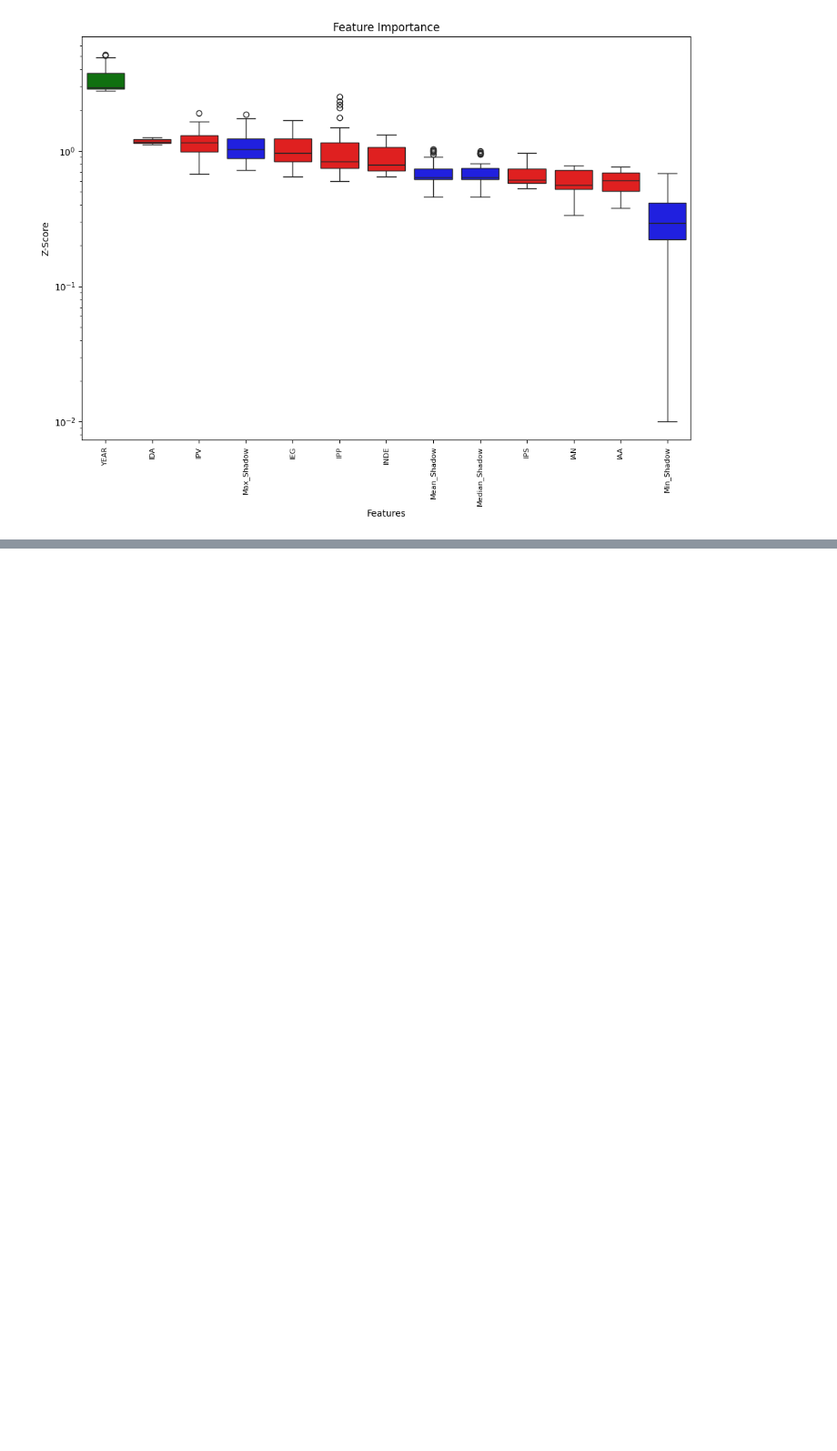
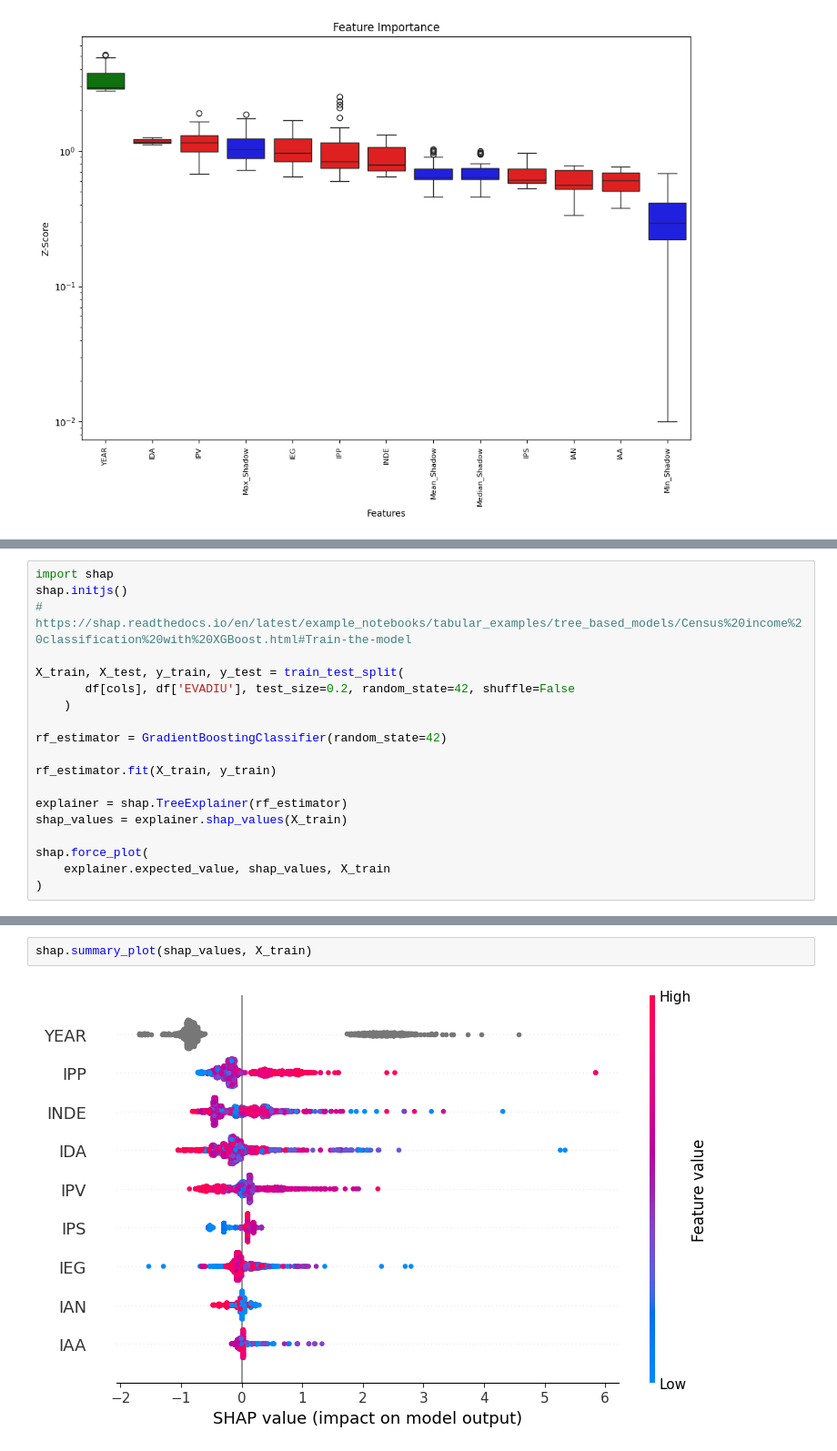
Before and after one commit to pehls/gp27_techchallenge_5, a Jupyter notebook: notebooks/05_gtrp_data_pivot.ipynb, the cells around one changed output, grey strips where cells are left out. Shown at 91% size. Drawn from its saved outputs; the diff is of its cells as text; blank space fills up the shorter version.

```diff
--- a/notebooks/05_gtrp_data_pivot.ipynb
+++ b/notebooks/05_gtrp_data_pivot.ipynb
@@ -343,0 +351,19 @@ rf_feature_selection.plot(which_features='all')
+# %%
+import shap
+shap.initjs()
+# https://shap.readthedocs.io/en/latest/example_notebooks/tabular_examples/tree_based_models/Census%20income%20classification%20with%20XGBoost.html#Train-the-model
+
+X_train, X_test, y_train, y_test = train_test_split(
+       df[cols], df['EVADIU'], test_size=0.2, random_state=42, shuffle=False
+    )
+
+rf_estimator = GradientBoostingClassifier(random_state=42)
+
+rf_estimator.fit(X_train, y_train)
+
+explainer = shap.TreeExplainer(rf_estimator)
+shap_values = explainer.shap_values(X_train)
+
+shap.force_plot(
+    explainer.expected_value, shap_values, X_train
+)
@@ -343,0 +373,4 @@ rf_feature_selection.plot(which_features='all')
+# %%
+shap.summary_plot(shap_values, X_train)
+# %% [output]
+[figure, added]
```
Also changed, not shown: parts of 7 cells of this notebook, 12 other files.
